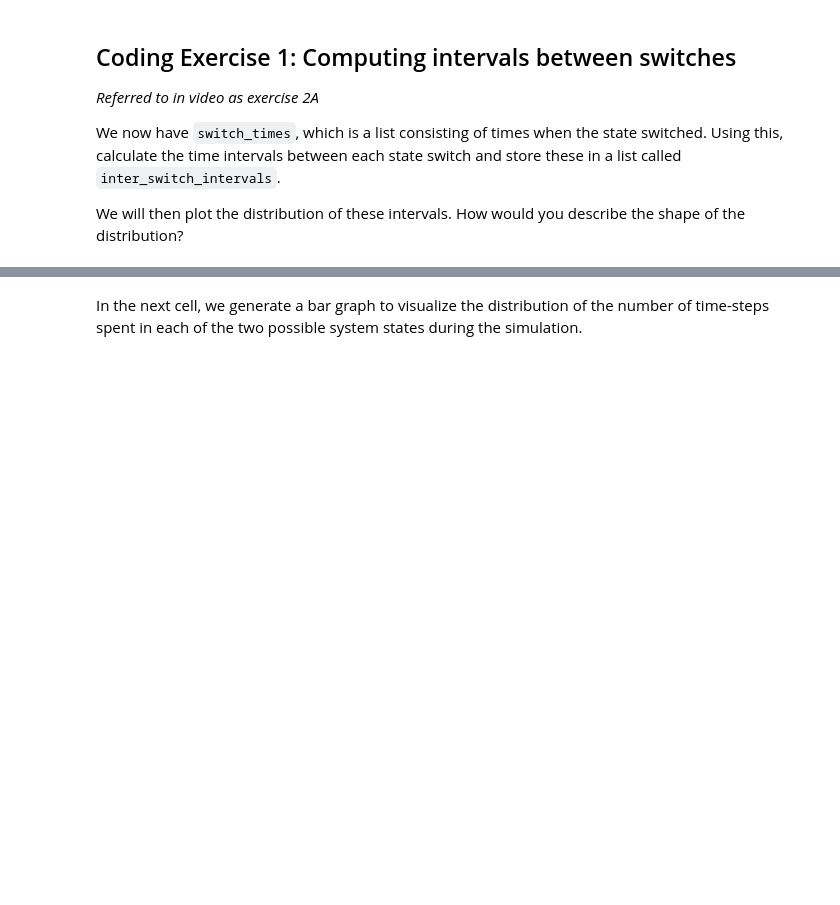
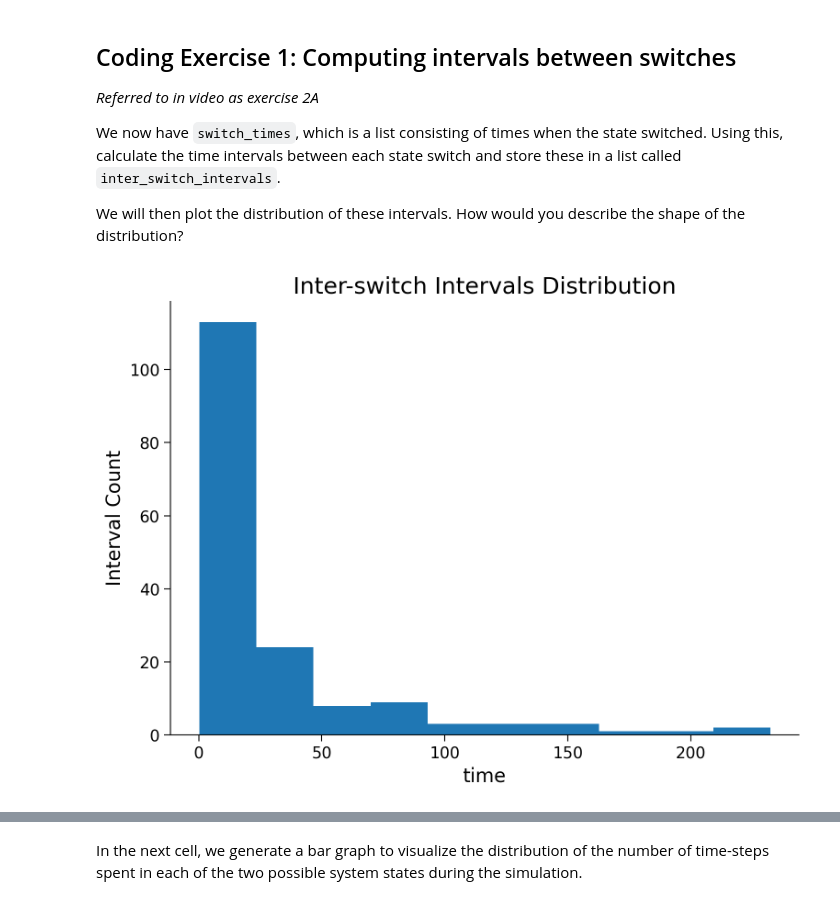
Before and after one commit to YITRALOP/NMA, a Jupyter notebook: tutorials/W2D2_LinearSystems/student/W2D2_Tutorial2.ipynb, the cells around one changed output, grey strips where cells are left out. Saved outputs shown, nothing was run; the diff lists cells and outputs as text; code cells hidden in the pictures; blank space fills up the shorter version.

```diff
--- a/tutorials/W2D2_LinearSystems/student/W2D2_Tutorial2.ipynb
+++ b/tutorials/W2D2_LinearSystems/student/W2D2_Tutorial2.ipynb
@@ -230,14 +235,16 @@ We will then plot the distribution of these intervals. How would you describe th
 # %%
 ##############################################################################
 ## TODO: Insert your code here to calculate between-state-switch intervals
-raise NotImplementedError("Student exercise: need to calculate switch intervals")
+# raise NotImplementedError("Student exercise: need to calculate switch intervals")
 ##############################################################################
 
 # hint: see np.diff()
-inter_switch_intervals = ...
+inter_switch_intervals = np.diff(switch_times)
 
 # plot inter-switch intervals
 plot_interswitch_interval_histogram(inter_switch_intervals)
+# %% [output]
+[figure, added]
 # %% [markdown]
 [*Click for solution*](https://github.com/NeuromatchAcademy/course-content/tree/main/tutorials/W2D2_LinearSystems/solutions/W2D2_Tutorial2_Solution_15275c81.py)
 
```
Also changed, not shown: parts of 8 cells of this notebook.
